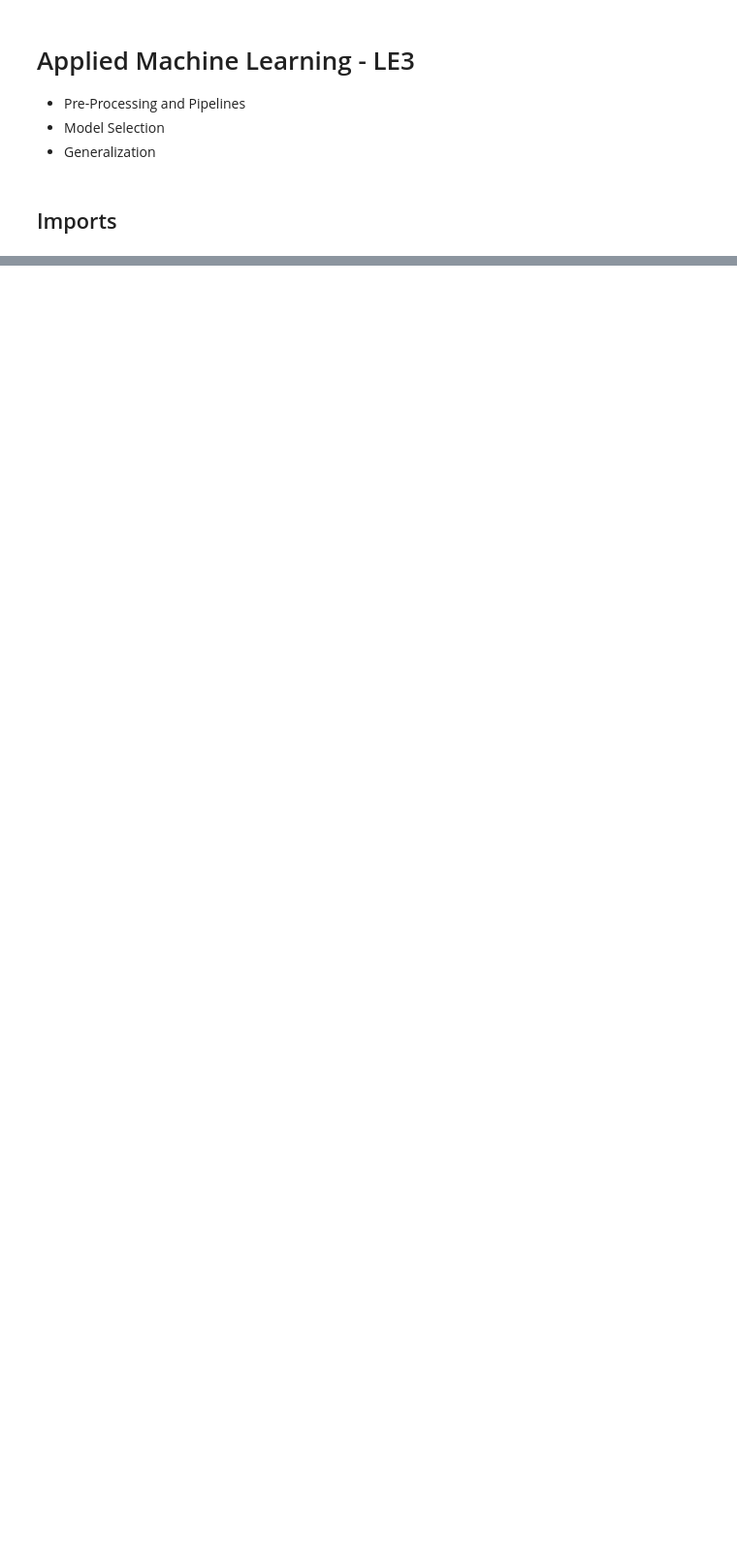
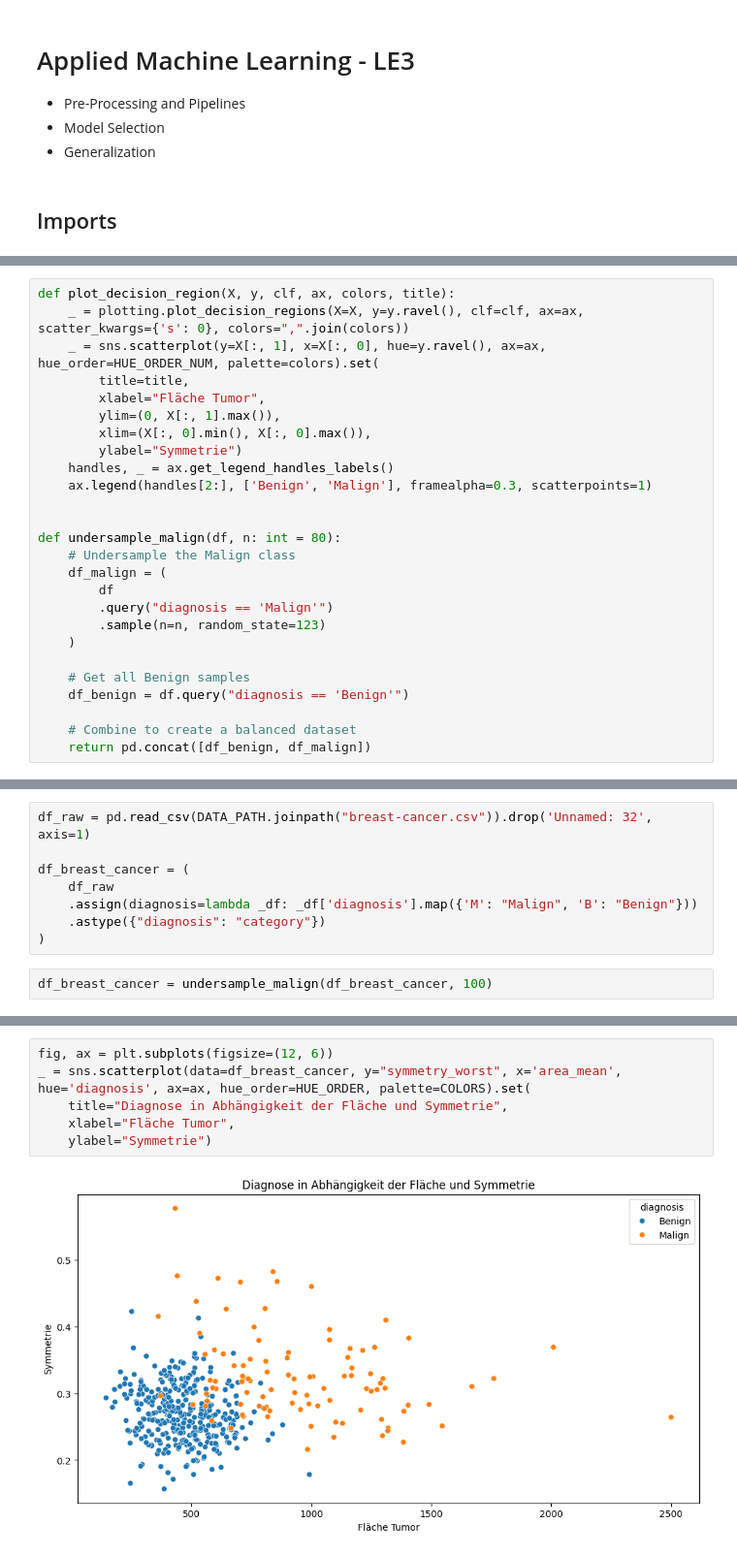
Before and after one commit to marco-willi/applied-ml-course, a Jupyter notebook: notebooks/01-mw-main.ipynb, the cells around one changed output, grey strips where cells are left out. Shown at 97% size. Saved outputs shown, nothing was run; the diff lists cells and outputs as text; blank space fills up the shorter version.

```diff
--- a/notebooks/01-mw-main.ipynb
+++ b/notebooks/01-mw-main.ipynb
@@ -356,0 +44,26 @@ preprocessing_options = [
+# %%
+def plot_decision_region(X, y, clf, ax, colors, title):
+    _ = plotting.plot_decision_regions(X=X, y=y.ravel(), clf=clf, ax=ax, scatter_kwargs={'s': 0}, colors=",".join(colors))
+    _ = sns.scatterplot(y=X[:, 1], x=X[:, 0], hue=y.ravel(), ax=ax, hue_order=HUE_ORDER_NUM, palette=colors).set(
+        title=title,
+        xlabel="Fläche Tumor",
+        ylim=(0, X[:, 1].max()),
+        xlim=(X[:, 0].min(), X[:, 0].max()),
+        ylabel="Symmetrie")
+    handles, _ = ax.get_legend_handles_labels()
+    ax.legend(handles[2:], ['Benign', 'Malign'], framealpha=0.3, scatterpoints=1)
+
+
+def undersample_malign(df, n: int = 80):
+    # Undersample the Malign class
+    df_malign = (
+        df
+        .query("diagnosis == 'Malign'")
+        .sample(n=n, random_state=123)
+    )
+
+    # Get all Benign samples
+    df_benign = df.query("diagnosis == 'Benign'")
+
+    # Combine to create a balanced dataset
+    return pd.concat([df_benign, df_malign])
@@ -356,0 +72,10 @@ preprocessing_options = [
+# %%
+df_raw = pd.read_csv(DATA_PATH.joinpath("breast-cancer.csv")).drop('Unnamed: 32', axis=1)
+
+df_breast_cancer = (
+    df_raw
+    .assign(diagnosis=lambda _df: _df['diagnosis'].map({'M': "Malign", 'B': "Benign"}))
+    .astype({"diagnosis": "category"})
+)
+# %%
+df_breast_cancer = undersample_malign(df_breast_cancer, 100)
@@ -356,0 +98,8 @@ preprocessing_options = [
+# %%
+fig, ax = plt.subplots(figsize=(12, 6))
+_ = sns.scatterplot(data=df_breast_cancer, y="symmetry_worst", x='area_mean', hue='diagnosis', ax=ax, hue_order=HUE_ORDER, palette=COLORS).set(
+    title="Diagnose in Abhängigkeit der Fläche und Symmetrie",
+    xlabel="Fläche Tumor",
+    ylabel="Symmetrie")
+# %% [output]
+[figure, added]
```
Also changed, not shown: parts of 101 cells of this notebook, 7 other files.
